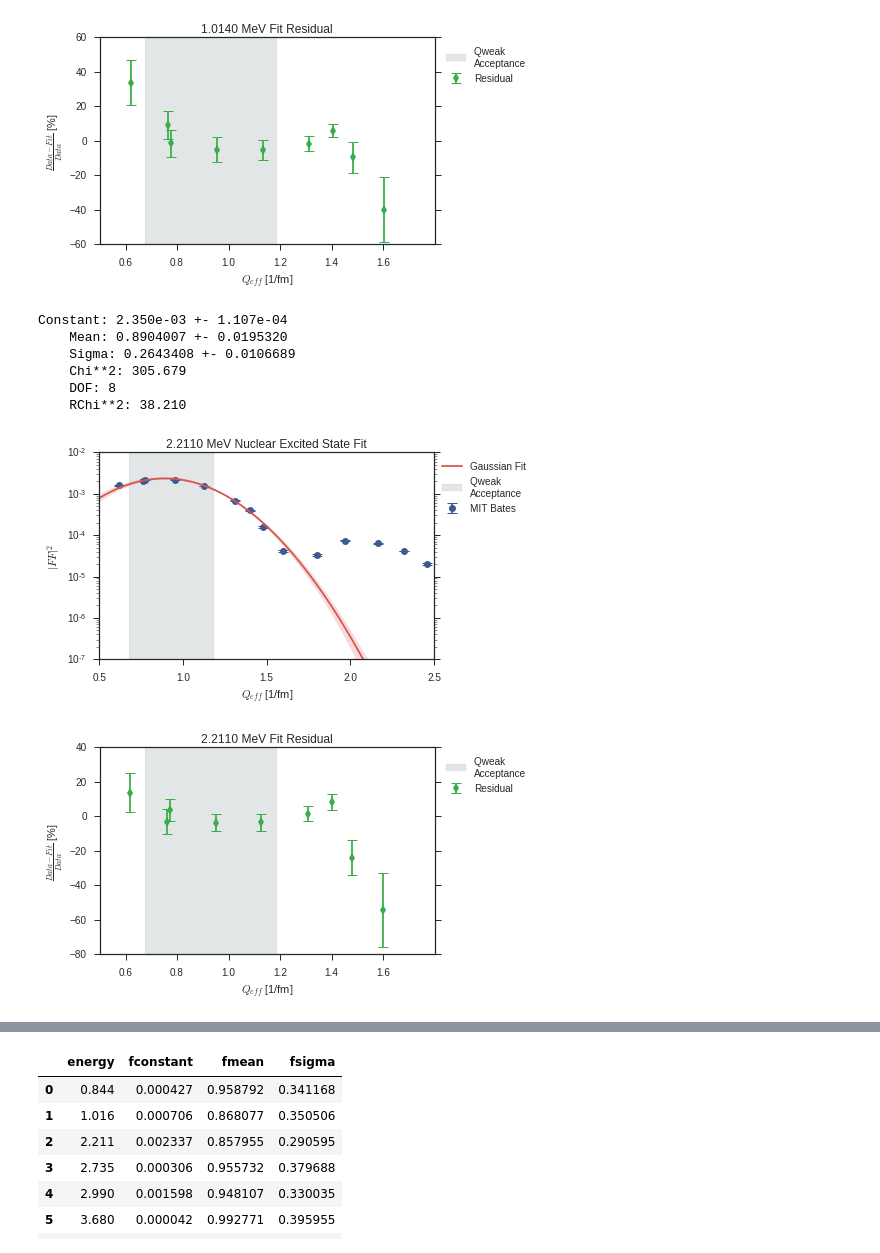
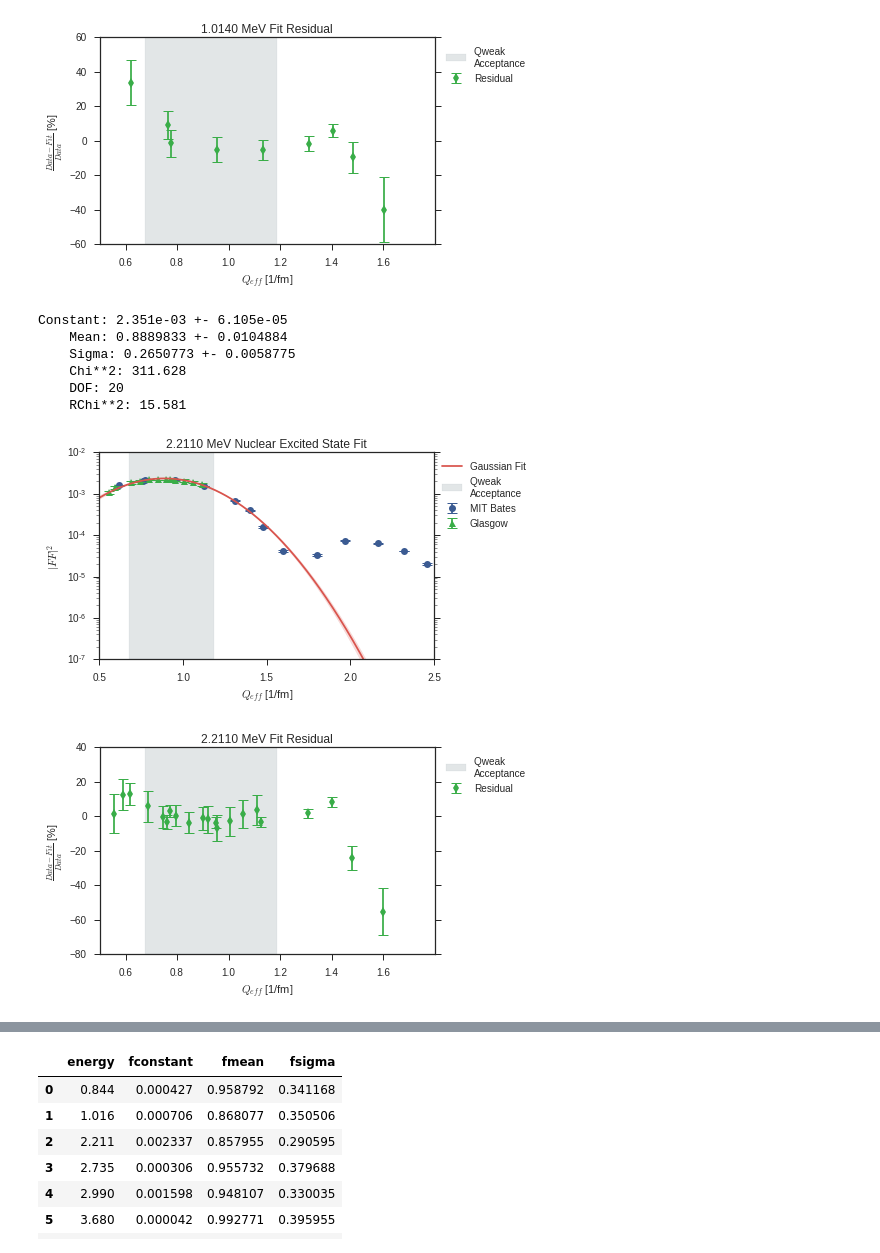
Before and after one commit to kdbartlett/Qweak, a Jupyter notebook: longitudinal_analysis/excited_states/al_nuclear_excited_states.ipynb, the cells around one changed output, grey strips where cells are left out. Saved outputs shown, nothing was run; the diff lists cells and outputs as text; code cells hidden in the pictures.

```diff
--- a/longitudinal_analysis/excited_states/al_nuclear_excited_states.ipynb
+++ b/longitudinal_analysis/excited_states/al_nuclear_excited_states.ipynb
@@ -20,7 +20,7 @@ plot_size = 6*np.array([1.0,(2.0/(1.0+np.sqrt(5.0)))]) #Use Golden ratio as aspe
 # Plot range ranges
 x_low = 0.5 # [1/fm]
 x_high = 2.5 # [1/fm]
-y_low = 1e-7
+y_low = 1e-6
 y_high = 1e-2
 
 fit_x_range = np.linspace(x_low,x_high,1e3)
@@ -215,6 +270,8 @@ def plot_combo(Q_eff, Q_eff_fit, ff, ff_fit, err, err_fit, popt, pcov, chi2, lvl
 ## Load data:
 # %%
 # Load in data from CSV files.
+
+# MIT Bates Data
 al_0_8440_MeV_state = pd.read_csv("data/al_0.844MeV_excited_state.dat")
 al_1_0140_MeV_state = pd.read_csv("data/al_1.0140MeV_excited_state.dat")
 al_2_2110_MeV_state = pd.read_csv("data/al_2.2110MeV_excited_state.dat")
@@ -252,6 +309,11 @@ al_7_8000_MeV_state = pd.read_csv("data/al_7.8000MeV_excited_state.dat")
 al_8_4000_MeV_state = pd.read_csv("data/al_8.4000MeV_excited_state.dat")
 al_8_5200_MeV_state = pd.read_csv("data/al_8.5200MeV_excited_state.dat")
 al_8_8200_MeV_state = pd.read_csv("data/al_8.8200MeV_excited_state.dat")
+
+# Glasgow Data
+Singhal_2_210_MeV_state = pd.read_csv('data/Singhal_al_2.210MeV_excited_state.dat')
+Singhal_2_734_MeV_state = pd.read_csv('data/Singhal_al_2.734MeV_excited_state.dat')
+Singhal_3_000_MeV_state = pd.read_csv('data/Singhal_al_3.000MeV_excited_state.dat')
 # %% [markdown]
 ## Apply data cuts:
 # %%
@@ -550,6 +612,18 @@ al_8_8200_MeV_state_err = al_8_8200_MeV_state_ff*Err_angle_cut(al_8_8200_MeV_sta
 al_8_8200_MeV_state_Q_eff_fit = Q_eff_fit_cut(al_8_8200_MeV_state, fit_range[0], fit_range[1])
 al_8_8200_MeV_state_ff_fit = FF_fit_cut(al_8_8200_MeV_state, fit_range[0], fit_range[1])
 al_8_8200_MeV_state_err_fit = al_8_8200_MeV_state_ff_fit*Err_fit_cut(al_8_8200_MeV_state, fit_range[0], fit_range[1])/100.0
+# %%
+al_2_2110_MeV_state_Q_eff_fit_mod = np.concatenate((al_2_2110_MeV_state_Q_eff_fit,Singhal_2_210_MeV_state.Q_eff[(Singhal_2_210_MeV_state.Q_eff > fit_range[0]) & (Singhal_2_210_MeV_state.Q_eff < fit_range[1])]))
+al_2_2110_MeV_state_ff_fit_mod = np.concatenate((al_2_2110_MeV_state_ff_fit,Singhal_2_210_MeV_state.F_in_squared[(Singhal_2_210_MeV_state.Q_eff > fit_range[0]) & (Singhal_2_210_MeV_state.Q_eff < fit_range[1])]))
+al_2_2110_MeV_state_err_fit_mod = np.concatenate((al_2_2110_MeV_state_err_fit,Singhal_2_210_MeV_state.F_in_squared_err[(Singhal_2_210_MeV_state.Q_eff > fit_range[0]) & (Singhal_2_210_MeV_state.Q_eff < fit_range[1])]))
+
+al_2_7350_MeV_state_Q_eff_fit_mod = np.concatenate((al_2_7350_MeV_state_Q_eff_fit,Singhal_2_734_MeV_state.Q_eff[(Singhal_2_734_MeV_state.Q_eff > fit_range[0]) & (Singhal_2_734_MeV_state.Q_eff < fit_range[1])]))
+al_2_7350_MeV_state_ff_fit_mod = np.concatenate((al_2_7350_MeV_state_ff_fit,Singhal_2_734_MeV_state.F_in_squared[(Singhal_2_734_MeV_state.Q_eff > fit_range[0]) & (Singhal_2_734_MeV_state.Q_eff < fit_range[1])]))
+al_2_7350_MeV_state_err_fit_mod = np.concatenate((al_2_7350_MeV_state_err_fit,Singhal_2_734_MeV_state.F_in_squared_err[(Singhal_2_734_MeV_state.Q_eff > fit_range[0]) & (Singhal_2_734_MeV_state.Q_eff < fit_range[1])]))
+
+al_2_9900_MeV_state_Q_eff_fit_mod = np.concatenate((al_2_9900_MeV_state_Q_eff_fit,Singhal_3_000_MeV_state.Q_eff[(Singhal_3_000_MeV_state.Q_eff > fit_range[0]) & (Singhal_3_000_MeV_state.Q_eff < fit_range[1])]))
+al_2_9900_MeV_state_ff_fit_mod = np.concatenate((al_2_9900_MeV_state_ff_fit,Singhal_3_000_MeV_state.F_in_squared[(Singhal_3_000_MeV_state.Q_eff > fit_range[0]) & (Singhal_3_000_MeV_state.Q_eff < fit_range[1])]))
+al_2_9900_MeV_state_err_fit_mod = np.concatenate((al_2_9900_MeV_state_err_fit,Singhal_3_000_MeV_state.F_in_squared_err[(Singhal_3_000_MeV_state.Q_eff > fit_range[0]) & (Singhal_3_000_MeV_state.Q_eff < fit_range[1])]))
 # %% [markdown]
 ## Fitting data:
 # %%
@@ -746,24 +824,27 @@ Constant: 7.193e-04 +- 3.778e-05
 [figure]
 # %%
 # 2.2110 MeV Excited State Plots
-plot_combo(al_2_2110_MeV_state_Q_eff,
-           al_2_2110_MeV_state_Q_eff_fit,
+plot_combo_plus(al_2_2110_MeV_state_Q_eff,
+           al_2_2110_MeV_state_Q_eff_fit_mod,
            al_2_2110_MeV_state_ff,
-           al_2_2110_MeV_state_ff_fit,
+           al_2_2110_MeV_state_ff_fit_mod,
            al_2_2110_MeV_state_err,
-           al_2_2110_MeV_state_err_fit,
+           al_2_2110_MeV_state_err_fit_mod,
+           Singhal_2_210_MeV_state.Q_eff,
+           Singhal_2_210_MeV_state.F_in_squared,
+           Singhal_2_210_MeV_state.F_in_squared_err,
            al_2_2110_MeV_popt,
            al_2_2110_MeV_pcov,
            al_2_2110_MeV_chi2,
            energy_lvl[2])
 # %% [output]
-Constant: 2.350e-03 +- 1.107e-04
-    Mean: 0.8904007 +- 0.0195320
-    Sigma: 0.2643408 +- 0.0106689
-    Chi**2: 305.679
-    DOF: 8
-    RChi**2: 38.210
+Constant: 2.351e-03 +- 6.105e-05
+    Mean: 0.8889833 +- 0.0104884
+    Sigma: 0.2650773 +- 0.0058775
+    Chi**2: 311.628
+    DOF: 20
+    RChi**2: 15.581
-[figure, old version]
+[figure, new version]
-[figure, old version]
+[figure, new version]
 # %%
 # 2.7350 MeV Excited State Plots
```
Also changed, not shown: parts of 12 cells of this notebook, 36 other files.
